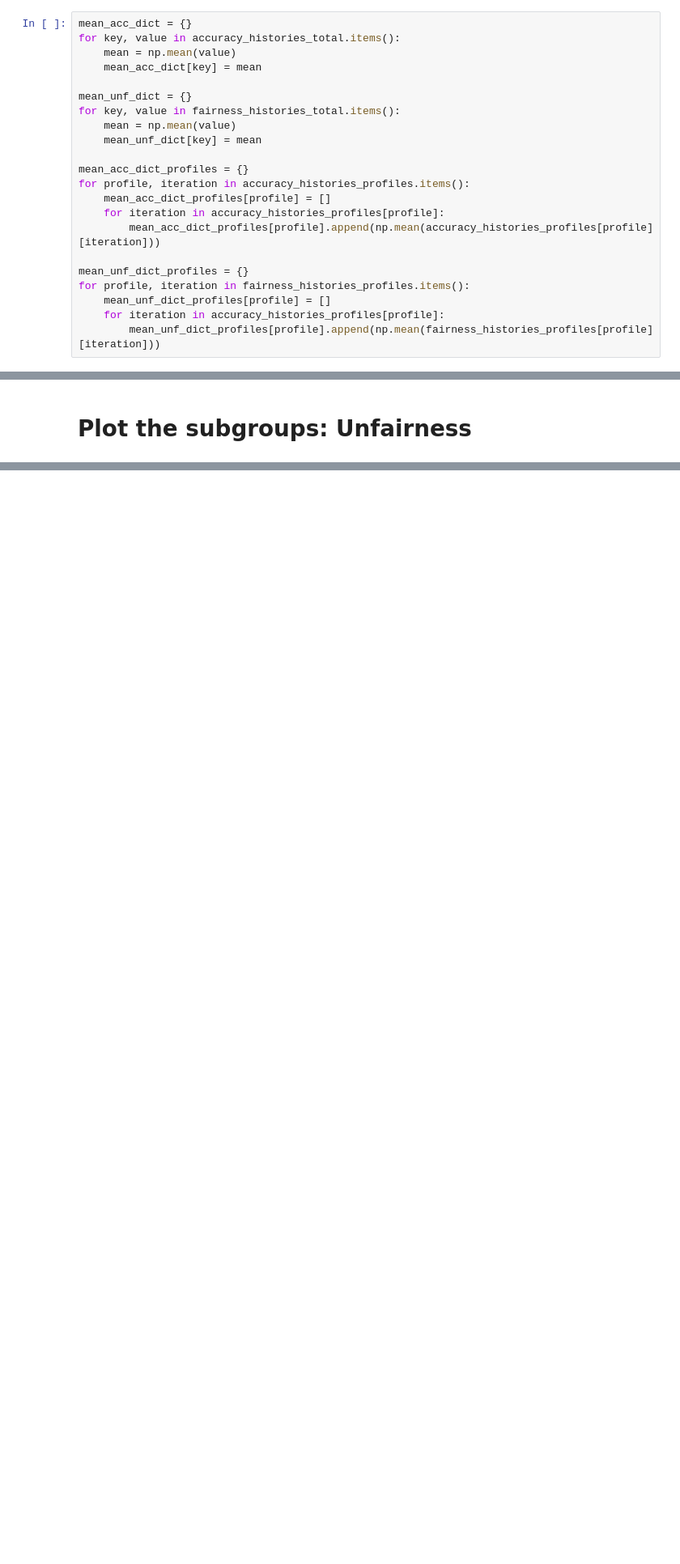
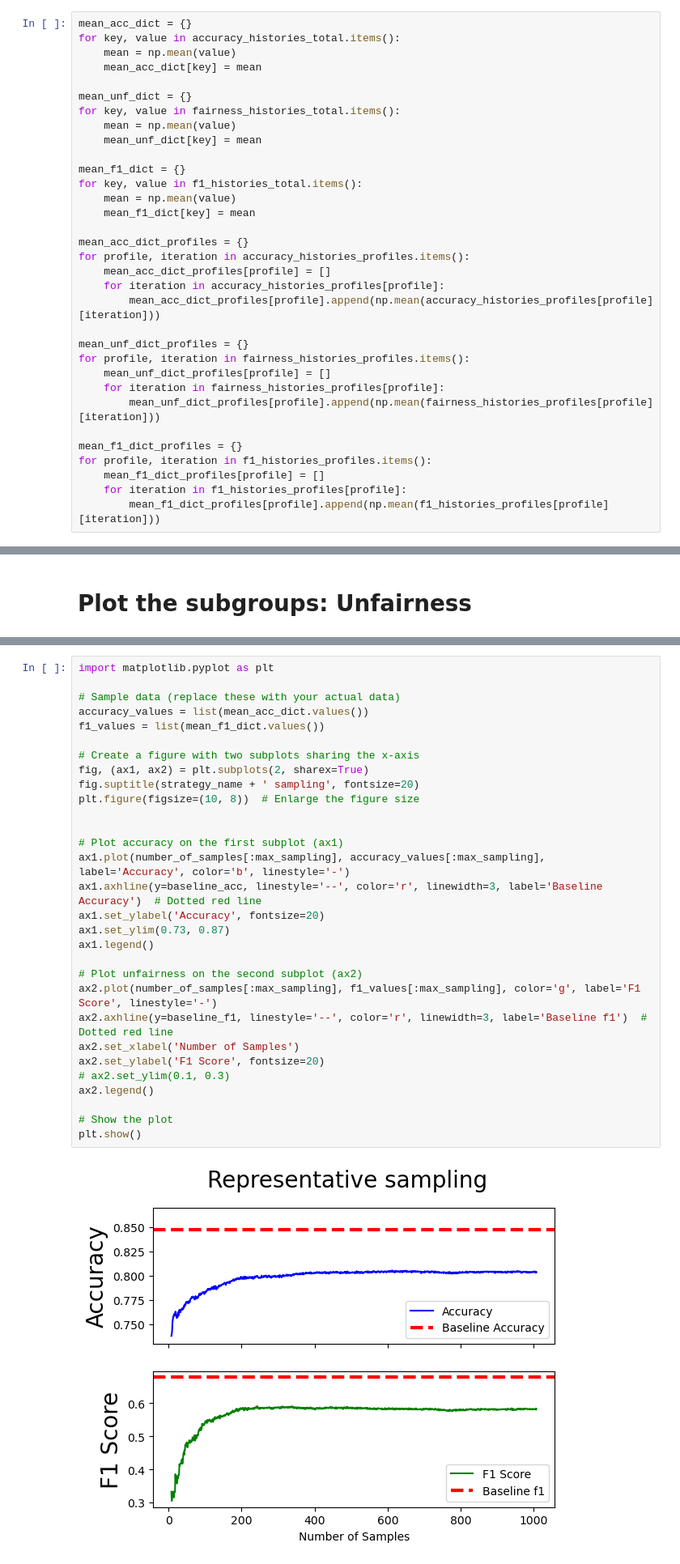
Before and after one commit to ninavanliebergen/Fairness-Sensitive-Active-Learning, a Jupyter notebook: CodeForPlottingResults/Adult/1000it/Plot Repr 1000it.ipynb, the cells around one changed output, grey strips where cells are left out. Shown at 81% size. Drawn from its saved outputs; the diff is of its cells as text; blank space fills up the shorter version.

```diff
--- a/CodeForPlottingResults/Adult/1000it/Plot Repr 1000it.ipynb
+++ b/CodeForPlottingResults/Adult/1000it/Plot Repr 1000it.ipynb
@@ -128,6 +151,11 @@ for key, value in fairness_histories_total.items():
     mean = np.mean(value)
     mean_unf_dict[key] = mean
 
+mean_f1_dict = {}
+for key, value in f1_histories_total.items():
+    mean = np.mean(value)
+    mean_f1_dict[key] = mean
+
 mean_acc_dict_profiles = {}
 for profile, iteration in accuracy_histories_profiles.items():
     mean_acc_dict_profiles[profile] = []
@@ -137,8 +165,14 @@ for profile, iteration in accuracy_histories_profiles.items():
 mean_unf_dict_profiles = {}
 for profile, iteration in fairness_histories_profiles.items():
     mean_unf_dict_profiles[profile] = []
-    for iteration in accuracy_histories_profiles[profile]:
+    for iteration in fairness_histories_profiles[profile]:
         mean_unf_dict_profiles[profile].append(np.mean(fairness_histories_profiles[profile][iteration]))
+
+mean_f1_dict_profiles = {}
+for profile, iteration in f1_histories_profiles.items():
+    mean_f1_dict_profiles[profile] = []
+    for iteration in f1_histories_profiles[profile]:
+        mean_f1_dict_profiles[profile].append(np.mean(f1_histories_profiles[profile][iteration]))
 # %%
 import matplotlib.pyplot as plt
 
@@ -361,0 +397,32 @@ plt.show()
+# %%
+import matplotlib.pyplot as plt
+
+# Sample data (replace these with your actual data)
+accuracy_values = list(mean_acc_dict.values())
+f1_values = list(mean_f1_dict.values())
+
+# Create a figure with two subplots sharing the x-axis
+fig, (ax1, ax2) = plt.subplots(2, sharex=True)
+fig.suptitle(strategy_name + ' sampling', fontsize=20)
+plt.figure(figsize=(10, 8))  # Enlarge the figure size
+
+
+# Plot accuracy on the first subplot (ax1)
+ax1.plot(number_of_samples[:max_sampling], accuracy_values[:max_sampling], label='Accuracy', color='b', linestyle='-')
+ax1.axhline(y=baseline_acc, linestyle='--', color='r', linewidth=3, label='Baseline Accuracy')  # Dotted red line
+ax1.set_ylabel('Accuracy', fontsize=20)
+ax1.set_ylim(0.73, 0.87)
+ax1.legend()
+
+# Plot unfairness on the second subplot (ax2)
+ax2.plot(number_of_samples[:max_sampling], f1_values[:max_sampling], color='g', label='F1 Score', linestyle='-')
+ax2.axhline(y=baseline_f1, linestyle='--', color='r', linewidth=3, label='Baseline f1')  # Dotted red line
+ax2.set_xlabel('Number of Samples')
+ax2.set_ylabel('F1 Score', fontsize=20)
+# ax2.set_ylim(0.1, 0.3)
+ax2.legend()
+
+# Show the plot
+plt.show()
+# %% [output]
+[figure, added]
```
Also changed, not shown: parts of 5 cells of this notebook, 3 other files.
